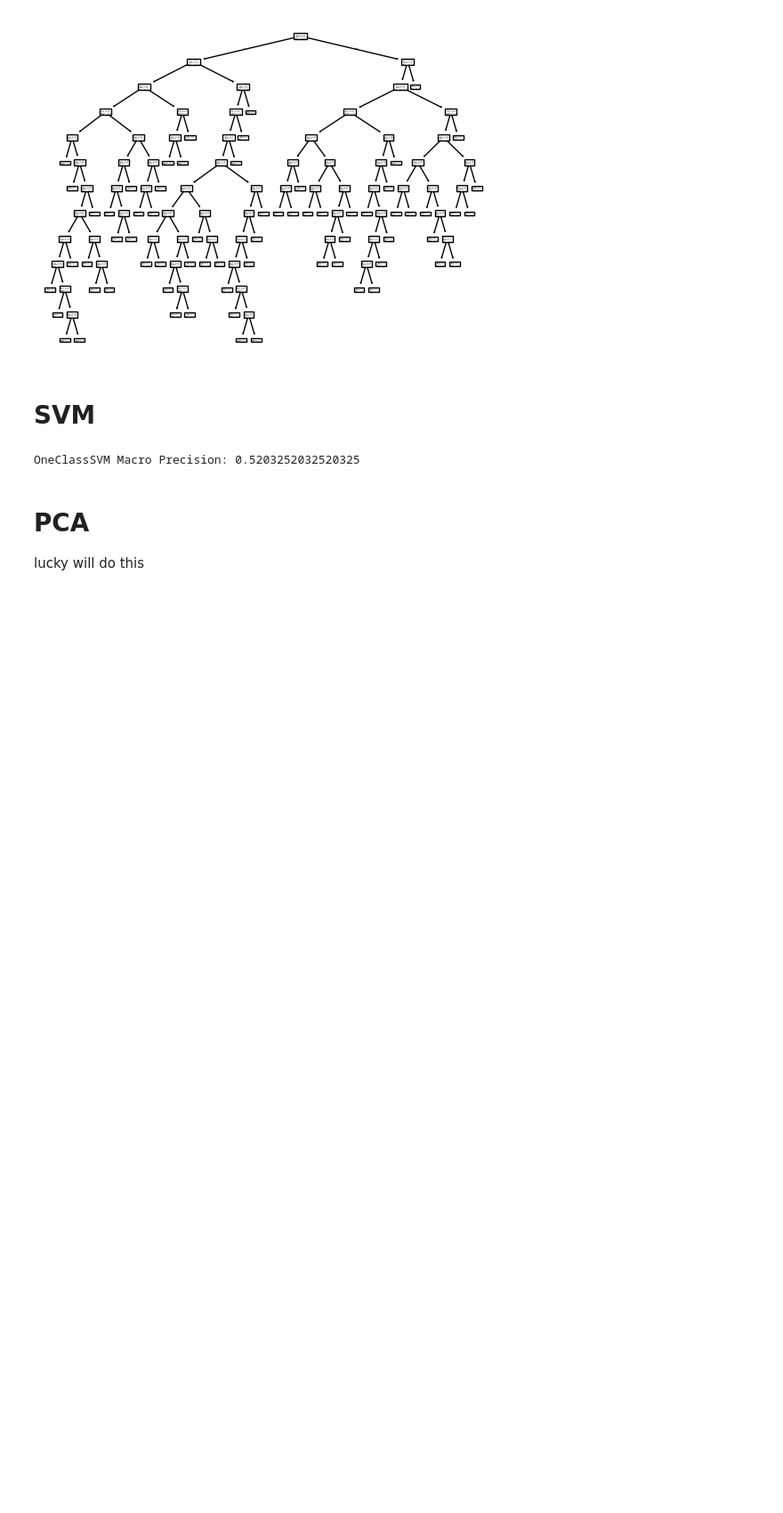
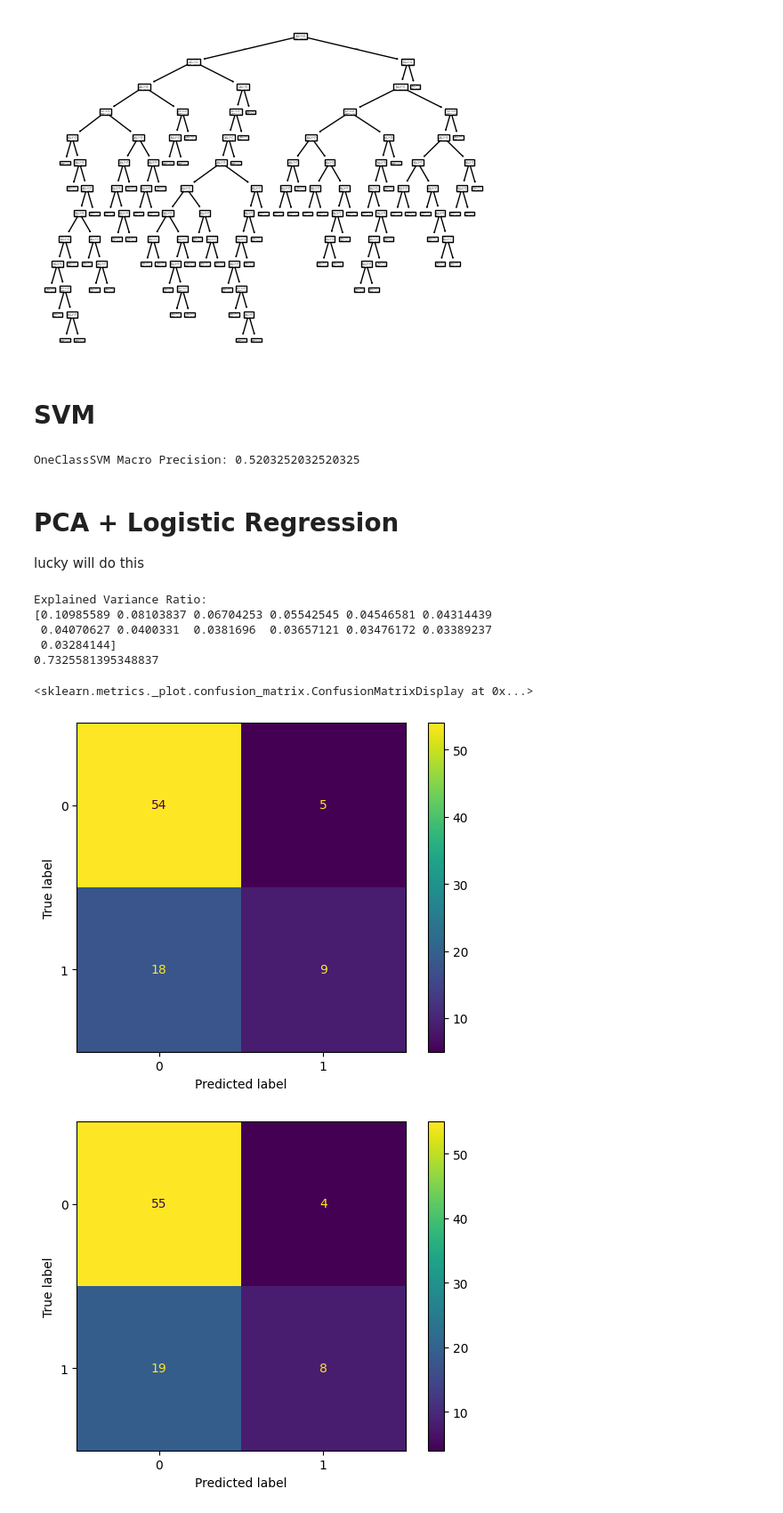
Before and after one commit to Acheedella1/Final-Project, a Jupyter notebook: Preprocessing/models.ipynb, the cells around one changed output. Shown at 89% size. Saved outputs shown, nothing was run; the diff lists cells and outputs as text; code cells hidden in the pictures; blank space fills up the shorter version.

```diff
--- a/Preprocessing/models.ipynb
+++ b/Preprocessing/models.ipynb
@@ -153,5 +153,48 @@ print("OneClassSVM Macro Precision:", precision_macro)
 # %% [output]
 OneClassSVM Macro Precision: 0.5203252032520325
 # %% [markdown]
-# PCA
+# PCA + Logistic Regression
 lucky will do this
+# %%
+from sklearn.model_selection import train_test_split
+from sklearn.preprocessing import StandardScaler
+from sklearn.decomposition import PCA
+from sklearn.metrics import ConfusionMatrixDisplay
+#had to do a new split bc old one didn't drop the cancer_score columns
+X_train, X_test, y_train, y_test = train_test_split(
+    X_with_score.drop(['cancer_score', 'cancer_risk_category'], axis=1, errors='ignore'),
+    y_encoded,
+    test_size=0.3,
+    random_state=42
+)
+
+scaler = StandardScaler()
+X_train_scaled = scaler.fit_transform(X_train)
+X_test_scaled = scaler.transform(X_test)
+pca = PCA(n_components=13)
+X_train_pca = pca.fit_transform(X_train_scaled)
+X_test_pca = pca.transform(X_test_scaled)
+explained_variance = pca.explained_variance_ratio_
+print("\nExplained Variance Ratio:")
+print(explained_variance)
+#Logistic Regression
+from sklearn.linear_model import LogisticRegression
+model = LogisticRegression(random_state=42).fit(X_train,y_train)
+y_predicted = model.predict(X_test)
+
+print(model.score(X_test, y_test))
+from sklearn.metrics import ConfusionMatrixDisplay
+ConfusionMatrixDisplay.from_predictions(y_test, y_predicted)
+model = LogisticRegression(random_state=42).fit(X_train_pca, y_train)
+model.score(X_test_pca, y_test)
+from sklearn.metrics import ConfusionMatrixDisplay
+ConfusionMatrixDisplay.from_estimator(model, X_test_pca, y_test)
+# %% [output]
+Explained Variance Ratio:
+[0.10985589 0.08103837 0.06704253 0.05542545 0.04546581 0.04314439
+ 0.04070627 0.0400331  0.0381696  0.03657121 0.03476172 0.03389237
+ 0.03284144]
+0.7325581395348837
+<sklearn.metrics._plot.confusion_matrix.ConfusionMatrixDisplay at 0x...>
+[figure, added]
+[figure, added]
```
